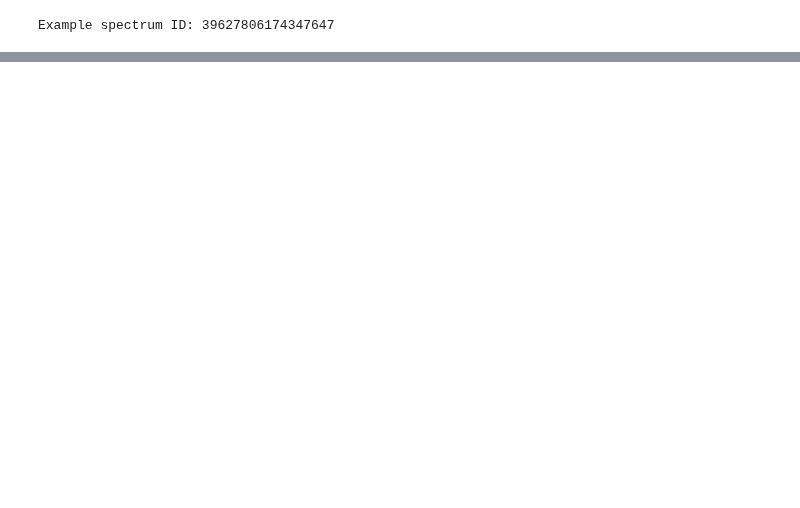
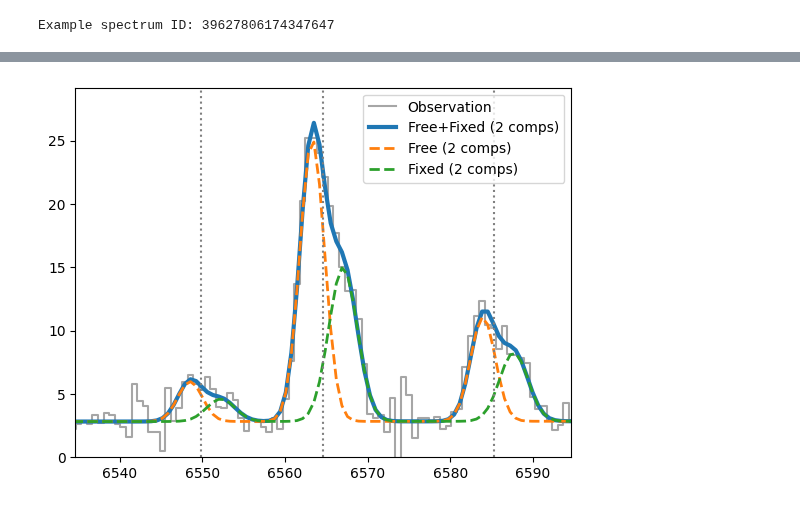
Before and after one commit to hyp0515/searching_inflow, a Jupyter notebook: fit_example.ipynb, the cells around one changed output, grey strips where cells are left out. Drawn from its saved outputs; the diff is of its cells as text; code cells hidden in the pictures; blank space fills up the shorter version.

```diff
--- a/fit_example.ipynb
+++ b/fit_example.ipynb
@@ -64,3 +69,24 @@ plt.show()
+# %%
+# Fit.shift_to_rest_frame(id=Fit.targetID[example_i], dz=params_d['dz'])
+
+fitted_model_d = model(Fit.data_stack[example_i, 0, :], gaussian_parms=params_d['gaussian_params'], conti_parms=params_d['conti_params'])
+free_model = model(Fit.data_stack[example_i, 0, :], gaussian_parms=params_d['free_comps'], conti_parms=params_d['conti_params'])
+fixed_model = model(Fit.data_stack[example_i, 0, :], gaussian_parms=params_d['fixed_comps'], conti_parms=params_d['conti_params'])
+
+
+plt.step(Fit.data_stack[example_i, 0, :], Fit.data_stack[example_i, 1, :], label='Observation', color='gray', alpha=0.7, where='mid')
+plt.plot(Fit.data_stack[example_i, 0, :], fitted_model_d, label='Free+Fixed (2 comps)', linestyle='-', linewidth=3)
+plt.plot(Fit.data_stack[example_i, 0, :], free_model, label='Free (2 comps)', linestyle='--', linewidth=2)
+plt.plot(Fit.data_stack[example_i, 0, :], fixed_model, label='Fixed (2 comps)', linestyle='--', linewidth=2)
+plt.axvline(x=Halpha_rest[0], color='gray', linestyle=':')
+plt.axvline(x=NII_rest[0], color='gray', linestyle=':')
+plt.axvline(x=NII_rest[1], color='gray', linestyle=':')
+plt.xlim(crop_region)
+plt.ylim(bottom=0)
+plt.legend()
+plt.show()
+# %% [output]
+[figure, added]
 # %%
 print(Fit.calculate_chisq(spectra.targetID[example_i], params=params_d, region=crop_region))
 print(Fit.calculate_chisq(spectra.targetID[example_i], params=params_s, region=crop_region))
```
Also changed, not shown: parts of 4 cells of this notebook, 6 other files.
